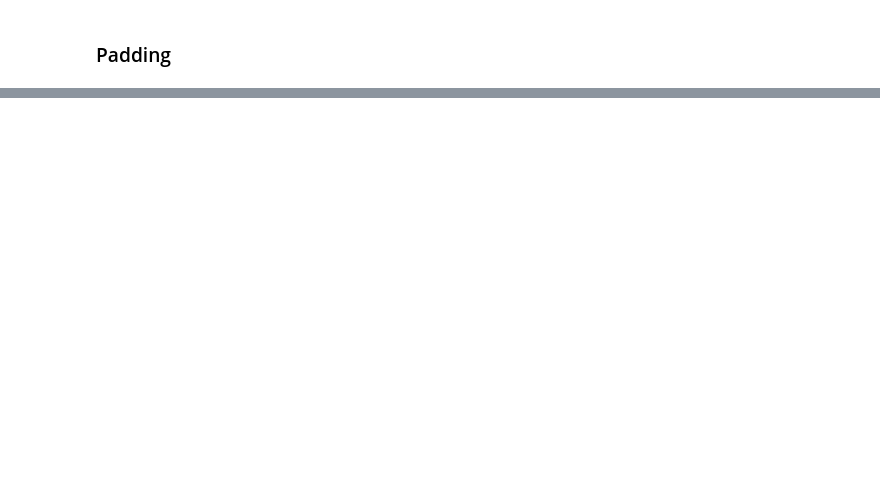
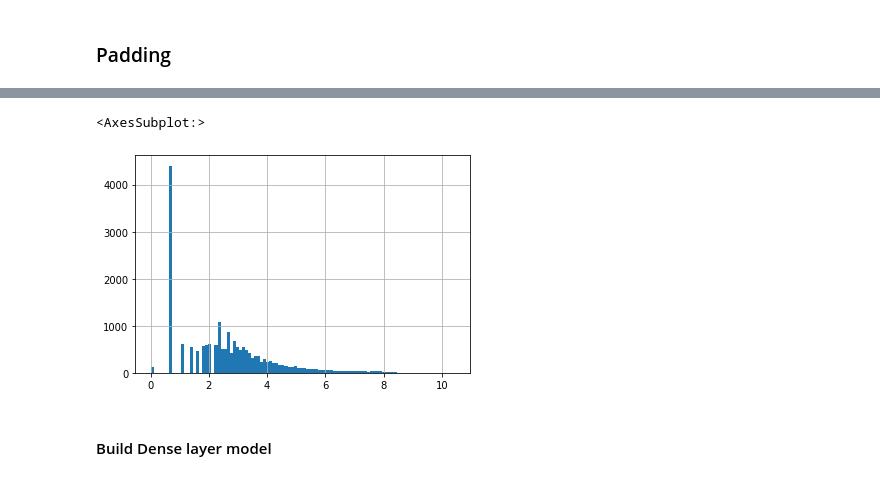
Before and after one commit to LeonNeubeck/Upvote_Model, a Jupyter notebook: notebooks/text_preprocess.ipynb, the cells around one changed output, grey strips where cells are left out. Saved outputs shown, nothing was run; the diff lists cells and outputs as text; code cells hidden in the pictures; blank space fills up the shorter version.

```diff
--- a/notebooks/text_preprocess.ipynb
+++ b/notebooks/text_preprocess.ipynb
@@ -450,0 +773,7 @@ X_train.shape
+# %%
+np.log(df.upvotes+1).hist(bins=100)
+# %% [output]
+<AxesSubplot:>
+[figure, added]
+# %% [markdown]
+#### Build Dense layer model
```
Also changed, not shown: parts of 103 cells of this notebook.
